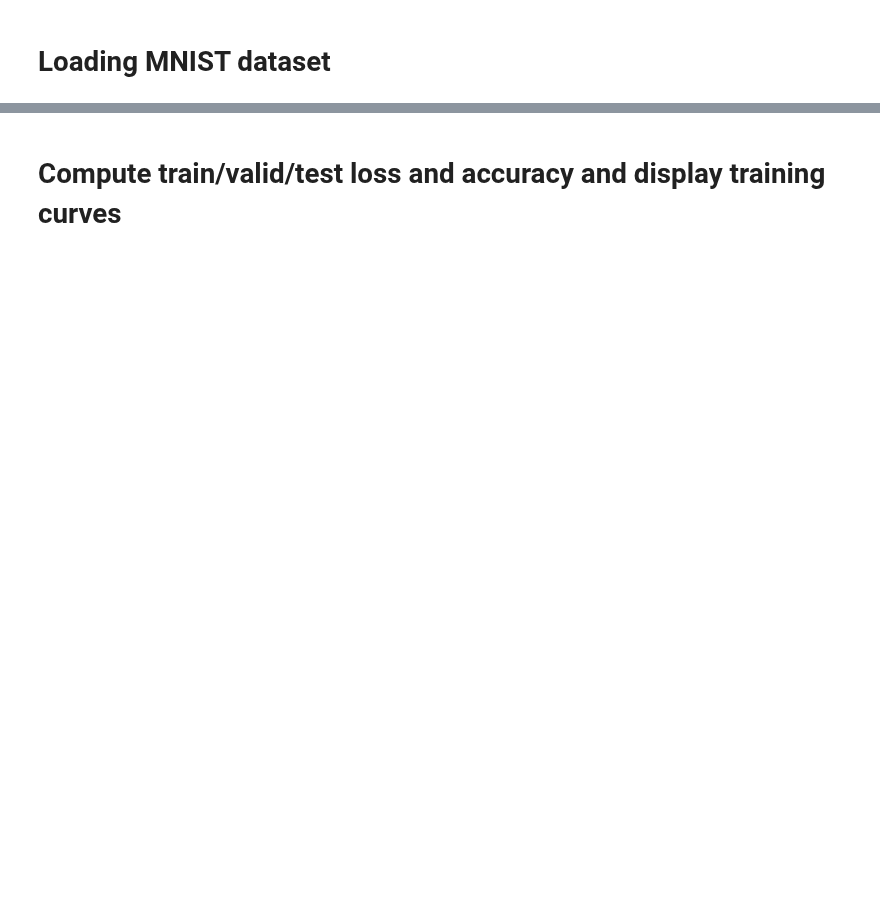
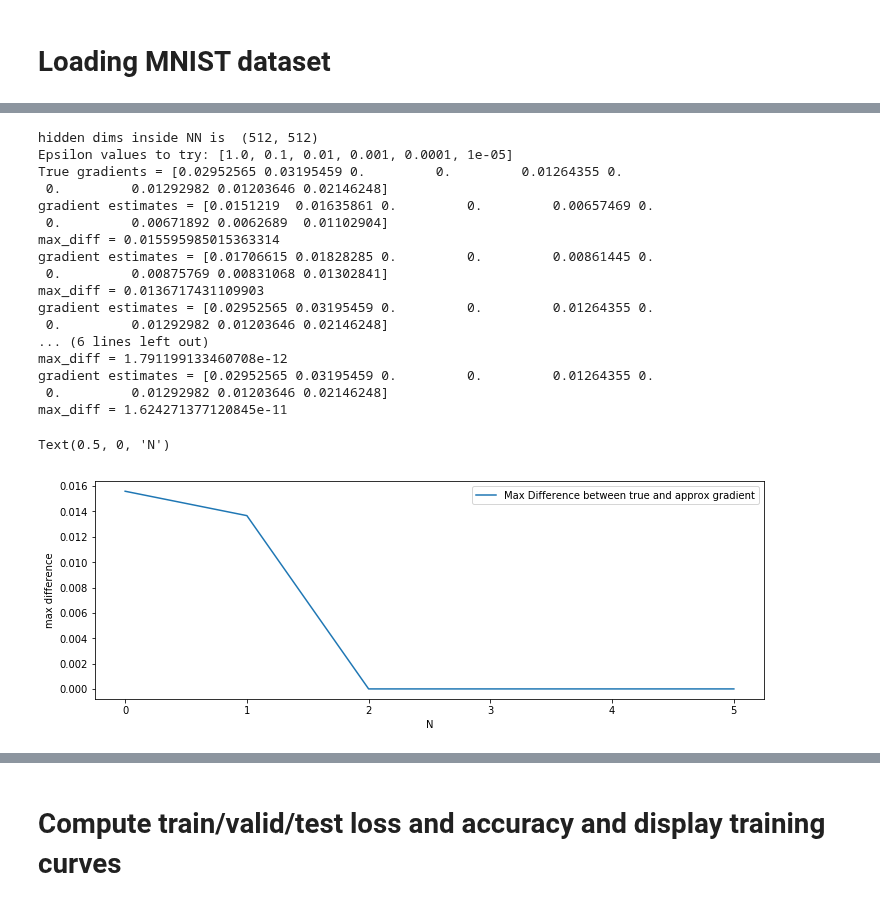
Before and after one commit to deepaks4077/IFT6135, a Jupyter notebook: IFT6135_HWK1_Q1.ipynb, the cells around one changed output, grey strips where cells are left out. Drawn from its saved outputs; the diff is of its cells as text; code cells hidden in the pictures; blank space fills up the shorter version.

```diff
--- a/IFT6135_HWK1_Q1.ipynb
+++ b/IFT6135_HWK1_Q1.ipynb
@@ -374,13 +159,13 @@ Text(0.5, 1.0, 'FashionMNIST')
 # %%
 from random import shuffle
 
-mnist_data = np.load('mnist/mnist.pkl.npy', encoding='latin1')
+# mnist_data = mnist_reader.load_mnist('mnist/raw/', kind='train')
+mnist_data = np.load('./mnist/mnist.pkl', encoding='latin1')
+
 X_train, y_train = mnist_data[0]
 X_valid, y_valid = mnist_data[1]
 X_test, y_test = mnist_data[2]
 
-np.random.seed(42)
-np.random.shuffle(mnist_data[0])
 X_train = X_train.astype("float32")
 X_valid = X_valid.astype("float32")
 X_test = X_test.astype("float32")
@@ -395,17 +180,9 @@ print('len y test ', len(y_test))
 indices = list(range(len(X_train)))
 shuffle(indices)
 
-X_train = X_train / 255
-X_valid = X_valid / 255
-X_test = X_test / 255
-
 y_train_onehot = onehot(y_train, 10)
 y_valid_onehot = onehot(y_valid, 10)
 y_test_onehot = onehot(y_test, 10)
-
-print(X_train.shape)
-# print(X_train[0])
-# print(y_train_onehot[0])
 # %% [output]
 len X train  50000
 len y train  50000
@@ -461,0 +193,53 @@ max difference with n = 2, max_diff = 0.006727863509204307
+# %%
+import math
+
+x1 = X_train[0]
+y1 = y_train_onehot[0]
+
+mlp = NN(hidden_dims = (414, 414), weight_initer = GlorotInitializer(), input_size = 784, output_size = 10)
+ha_1, hs_1, ha_2, hs_2, oa, os = mlp.forward(x1)
+
+# grab the true gradients for the weights of the first layer
+true_gradients = mlp.backward(y1, x1, ha_1, hs_1, ha_2, hs_2, oa, os)
+
+N = 5
+chosen_epsilon = [1 / float(math.pow(10, n)) for n in range(0, N + 1)]
+
+print(f"Epsilon values to try: {chosen_epsilon}")
+print(f"True gradients = {true_gradients[3].flatten()[:10]}")
+
+max_differences = []
+for eps in chosen_epsilon:
+    finite_diff_grad = mlp.finite_diff(x1,y1, eps=eps)
+    print(f"gradient estimates = {finite_diff_grad.flatten()[:10]}")
+    difference = np.abs(finite_diff_grad.flatten()[:10] - true_gradients[3].flatten()[:10])
+    max_diff = np.max(difference)
+    print(f"max_diff = {max_diff}")
+
+    max_differences.append(max_diff)
+
+plt.figure(figsize=(12, 4))
+plt.plot([math.pow(10, n) for n in range(0, N + 1)], max_differences, label='Max Difference between true and approx gradient')
+plt.legend()
+plt.ylabel('max difference')
+plt.xlabel('N')
+# %% [output]
+hidden dims inside NN is  (512, 512)
+Epsilon values to try: [1.0, 0.1, 0.01, 0.001, 0.0001, 1e-05]
+True gradients = [0.02952565 0.03195459 0.         0.         0.01264355 0.
+ 0.         0.01292982 0.01203646 0.02146248]
+gradient estimates = [0.0151219  0.01635861 0.         0.         0.00657469 0.
+ 0.         0.00671892 0.0062689  0.01102904]
+max_diff = 0.015595985015363314
+gradient estimates = [0.01706615 0.01828285 0.         0.         0.00861445 0.
+ 0.         0.00875769 0.00831068 0.01302841]
+max_diff = 0.0136717431109903
+gradient estimates = [0.02952565 0.03195459 0.         0.         0.01264355 0.
+ 0.         0.01292982 0.01203646 0.02146248]
+... (6 lines left out)
+max_diff = 1.791199133460708e-12
+gradient estimates = [0.02952565 0.03195459 0.         0.         0.01264355 0.
+ 0.         0.01292982 0.01203646 0.02146248]
+max_diff = 1.624271377120845e-11
+Text(0.5, 0, 'N')
+[figure, added]
```
Also changed, not shown: parts of 12 cells of this notebook, 1 other file.
